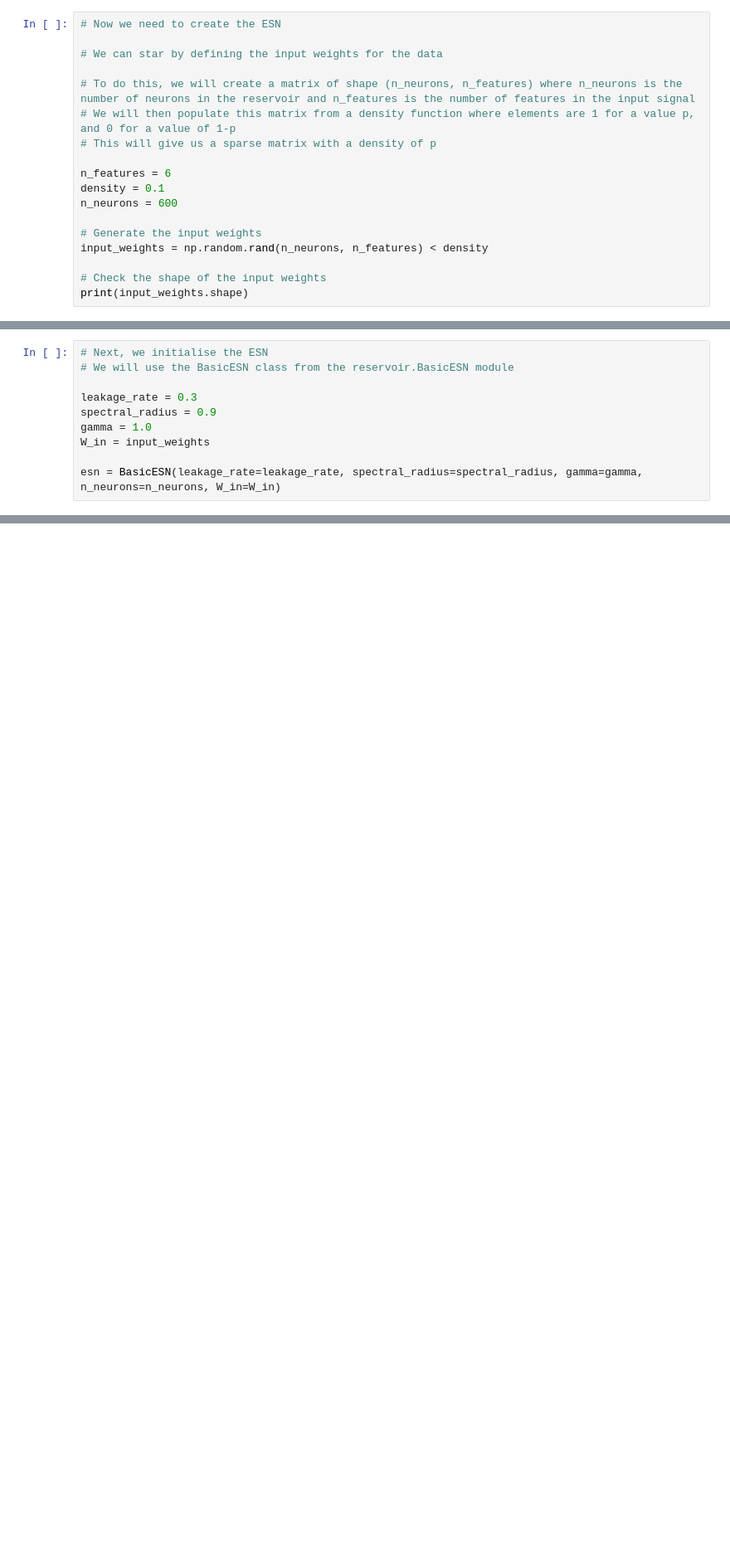
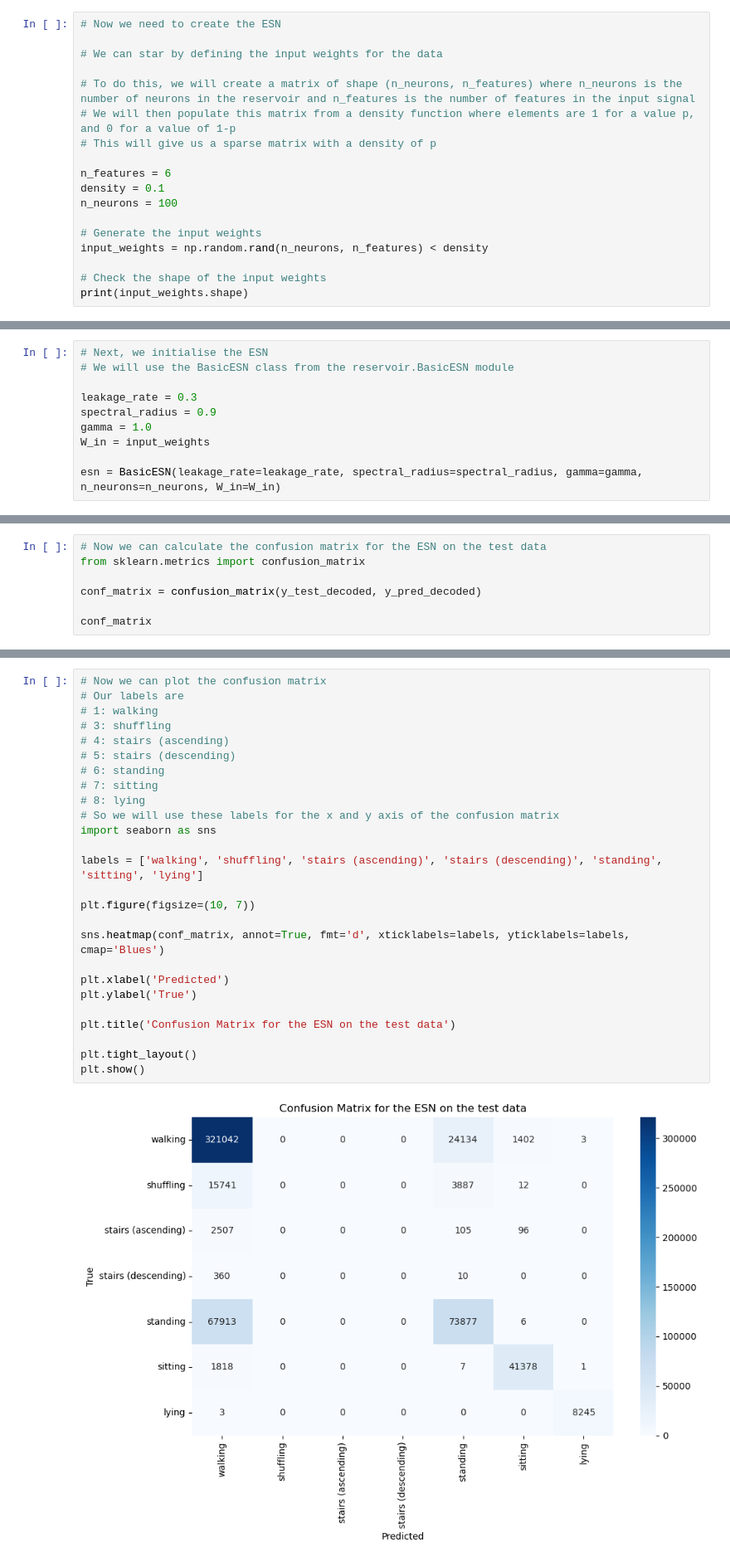
Before and after one commit to 007spy9/COM6906-Dissertation, a Jupyter notebook: training/basicESN_har70.ipynb, the cells around one changed output, grey strips where cells are left out. Shown at 83% size. Drawn from its saved outputs; the diff is of its cells as text; blank space fills up the shorter version.

```diff
--- a/training/basicESN_har70.ipynb
+++ b/training/basicESN_har70.ipynb
@@ -170,7 +201,7 @@ array([[0., 0., 0., 0., 1., 0., 0.],
 
 n_features = 6
 density = 0.1
-n_neurons = 600
+n_neurons = 100
 
 # Generate the input weights
 input_weights = np.random.rand(n_neurons, n_features) < density
@@ -196,0 +358,7 @@ esn.fit(X_train, y_train)
+# %%
+# Now we can calculate the confusion matrix for the ESN on the test data
+from sklearn.metrics import confusion_matrix
+
+conf_matrix = confusion_matrix(y_test_decoded, y_pred_decoded)
+
+conf_matrix
@@ -196,0 +374,28 @@ esn.fit(X_train, y_train)
+# %%
+# Now we can plot the confusion matrix
+# Our labels are
+# 1: walking
+# 3: shuffling
+# 4: stairs (ascending)
+# 5: stairs (descending)
+# 6: standing
+# 7: sitting
+# 8: lying
+# So we will use these labels for the x and y axis of the confusion matrix
+import seaborn as sns
+
+labels = ['walking', 'shuffling', 'stairs (ascending)', 'stairs (descending)', 'standing', 'sitting', 'lying']
+
+plt.figure(figsize=(10, 7))
+
+sns.heatmap(conf_matrix, annot=True, fmt='d', xticklabels=labels, yticklabels=labels, cmap='Blues')
+
+plt.xlabel('Predicted')
+plt.ylabel('True')
+
+plt.title('Confusion Matrix for the ESN on the test data')
+
+plt.tight_layout()
+plt.show()
+# %% [output]
+[figure, added]
```
Also changed, not shown: parts of 18 cells of this notebook, 3 other files.
